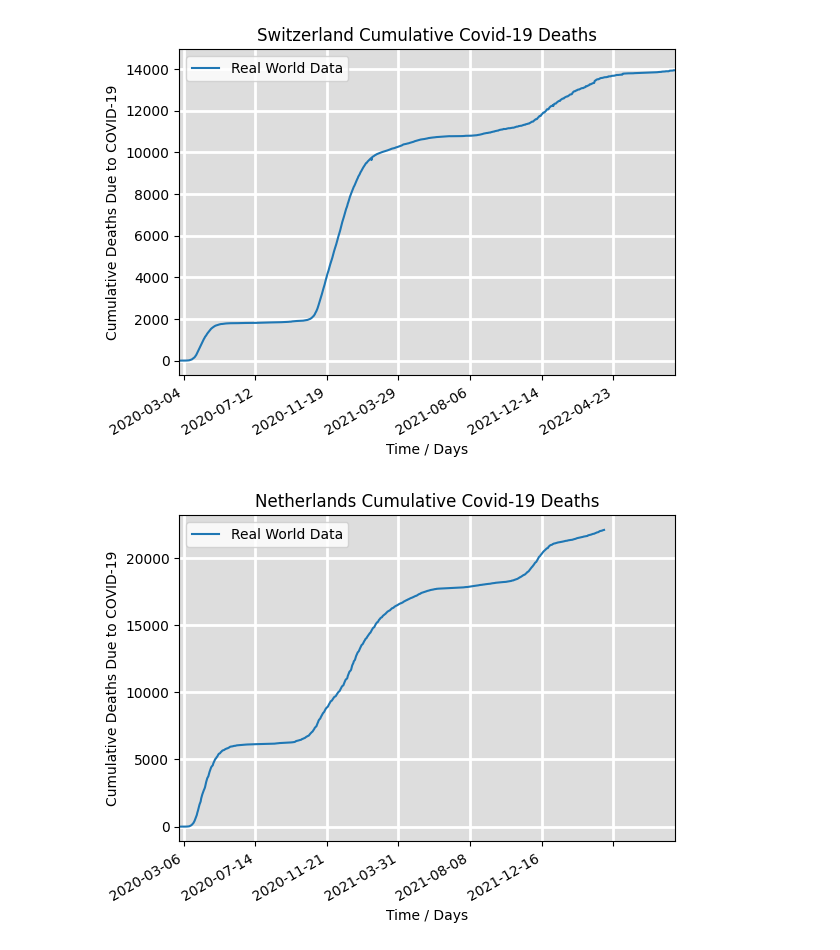
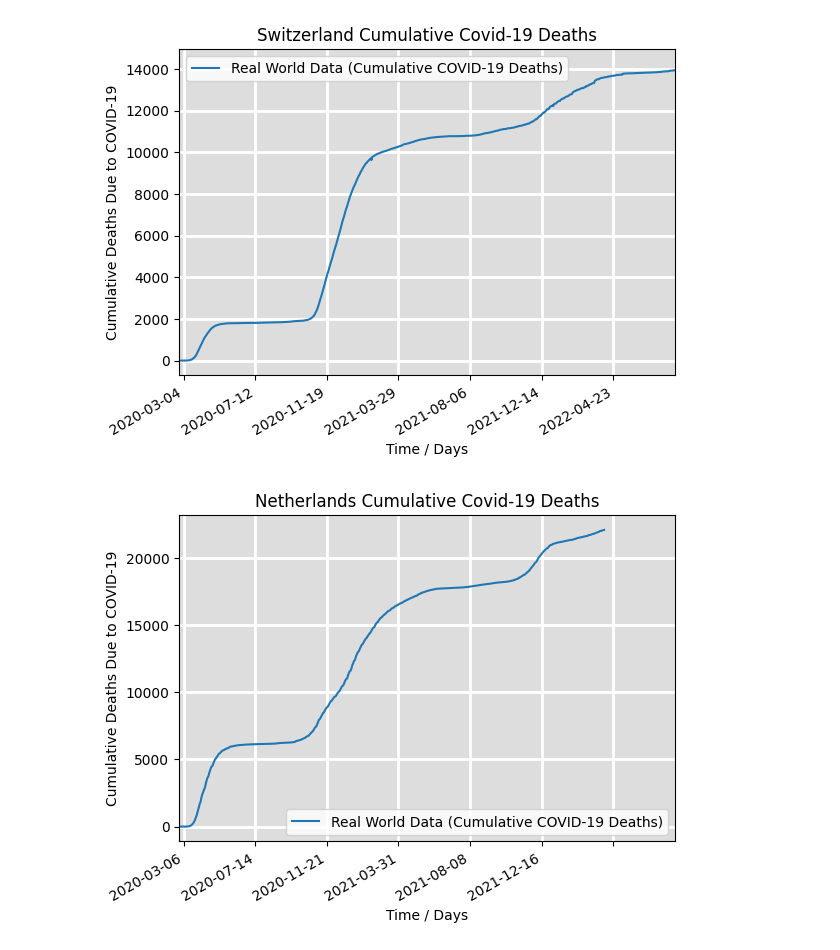
Before and after one commit to zenodea/MCMC_parameter_estimation, a Jupyter notebook: Data Analysis/realData_analysis.ipynb, the cells around one changed output. Drawn from its saved outputs; the diff is of its cells as text; code cells hidden in the pictures.

```diff
--- a/Data Analysis/realData_analysis.ipynb
+++ b/Data Analysis/realData_analysis.ipynb
@@ -54,6 +22,6 @@ for x in country_names:
     plt.xlabel("Time / Days")
     plt.ylabel("Cumulative Deaths Due to COVID-19")
     plt.xlim(0,900)
-    ax.legend(['Real World Data','First Lockdown','Second Lockdown'])
-    ax.grid(b=True, which='major', c='w', lw=2, ls='-')
+    ax.legend(['Real World Data (Cumulative COVID-19 Deaths)','First Lockdown','Second Lockdown'])
+    ax.grid(which='major', c='w', lw=2, ls='-')
 # %% [output]
@@ -65,2 +33,2 @@ for x in country_names:
-[figure, old version]
+[figure, new version]
-[figure, old version]
+[figure, new version]
```
Also changed, not shown: parts of 3 cells of this notebook, 11 other files.
